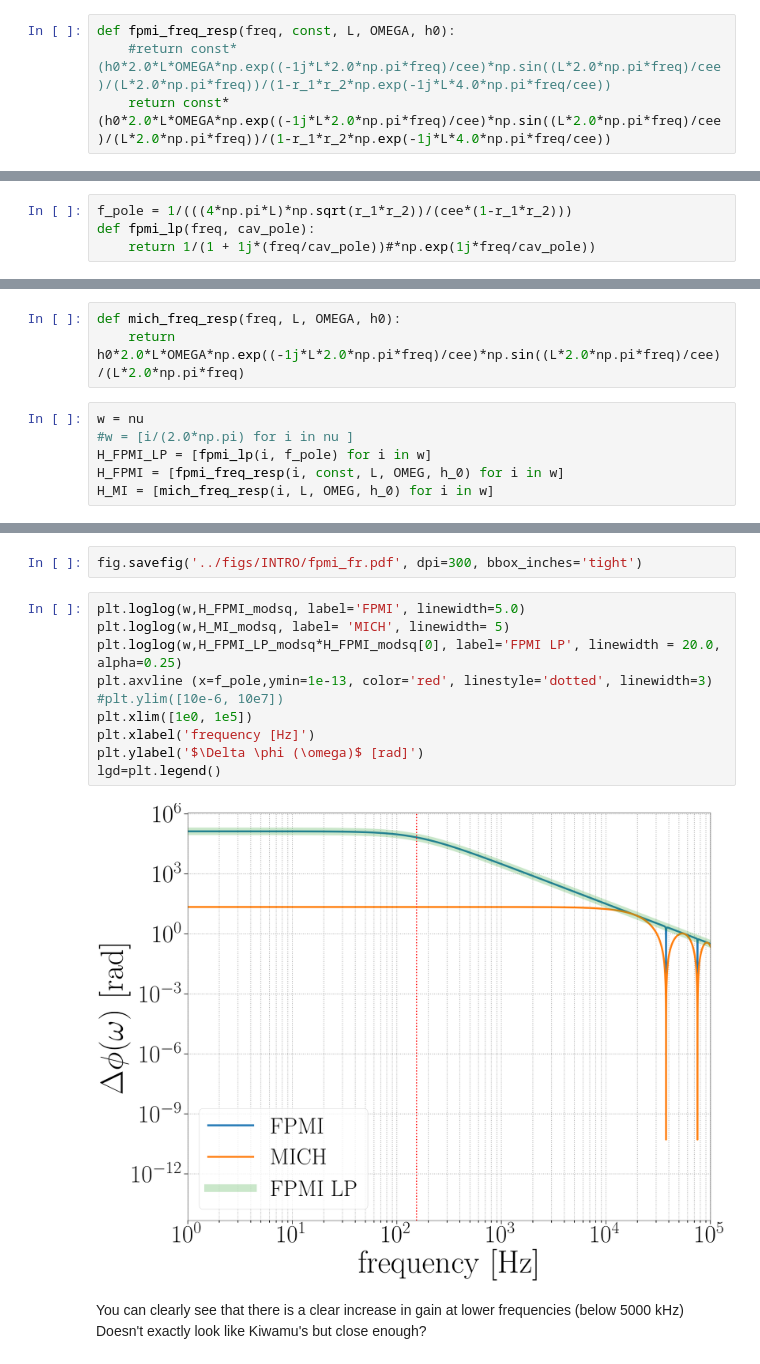
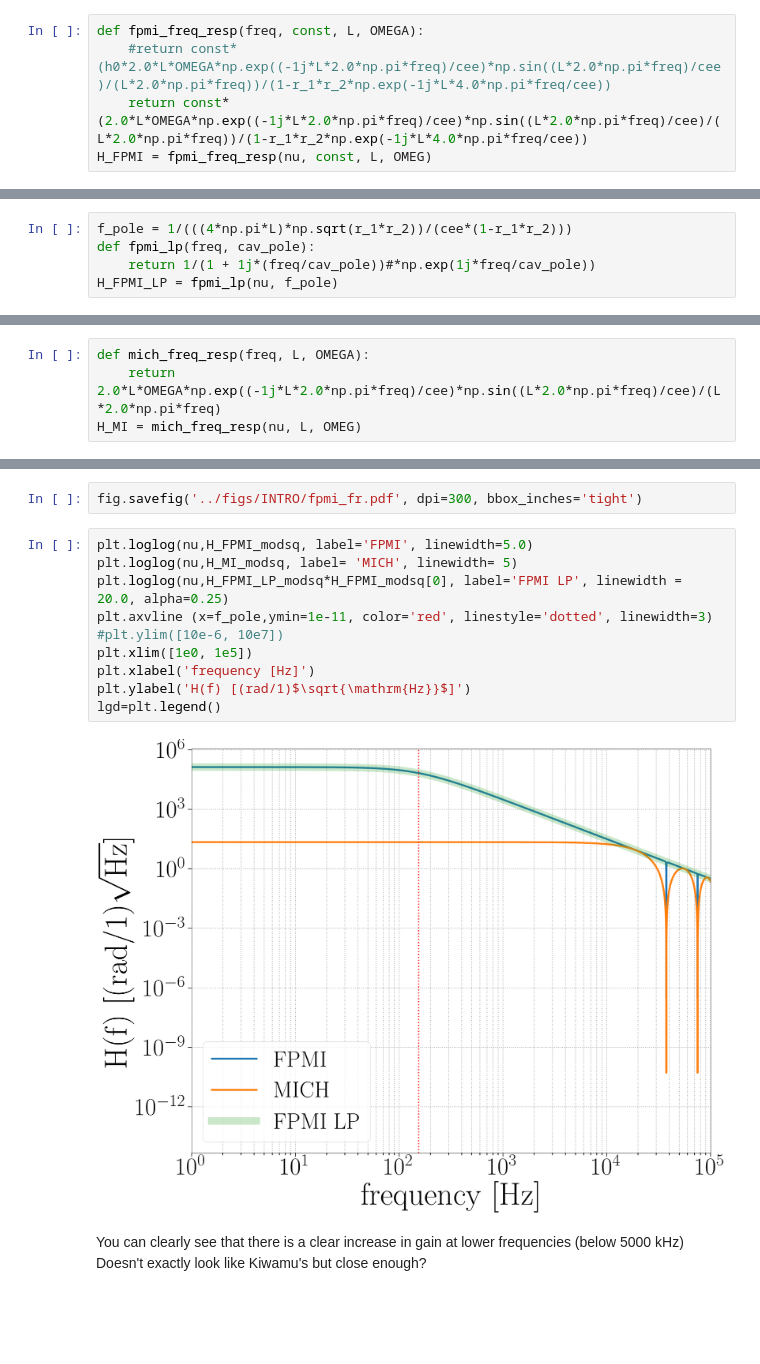
Before and after one commit to dancvan/dissertation, a Jupyter notebook: code/fpmi_fr.ipynb, the cells around one changed output, grey strips where cells are left out. Drawn from its saved outputs; the diff is of its cells as text; blank space fills up the shorter version.

```diff
--- a/code/fpmi_fr.ipynb
+++ b/code/fpmi_fr.ipynb
@@ -142,9 +142,10 @@ Now,
 I will calculate the whole kahuna:
 $$ H_{FPMI}(\omega_g) =  \mathrm{const}\cdot \frac{H_{\mathrm{MI}}(\omega_g, L)}{1-r_1r_2e^{-2i \omega_g L /c }}  $$
 # %%
-def fpmi_freq_resp(freq, const, L, OMEGA, h0):
+def fpmi_freq_resp(freq, const, L, OMEGA):
     #return const*(h0*2.0*L*OMEGA*np.exp((-1j*L*2.0*np.pi*freq)/cee)*np.sin((L*2.0*np.pi*freq)/cee)/(L*2.0*np.pi*freq))/(1-r_1*r_2*np.exp(-1j*L*4.0*np.pi*freq/cee))
-    return const*(h0*2.0*L*OMEGA*np.exp((-1j*L*2.0*np.pi*freq)/cee)*np.sin((L*2.0*np.pi*freq)/cee)/(L*2.0*np.pi*freq))/(1-r_1*r_2*np.exp(-1j*L*4.0*np.pi*freq/cee))
+    return const*(2.0*L*OMEGA*np.exp((-1j*L*2.0*np.pi*freq)/cee)*np.sin((L*2.0*np.pi*freq)/cee)/(L*2.0*np.pi*freq))/(1-r_1*r_2*np.exp(-1j*L*4.0*np.pi*freq/cee))
+H_FPMI = fpmi_freq_resp(nu, const, L, OMEG)
 # %% [markdown]
 We estimate the FP's pole frequency
 $$  1 - r_1 r_2 e^{-2i \omega_g L / c} = 0 $$
@@ -156,18 +157,14 @@ $$ f_\mathrm{pole} = \frac{c}{4 \pi L} \frac{\sqrt{r_1 r_2}}{1- r_1 r_2} $$
 f_pole = 1/(((4*np.pi*L)*np.sqrt(r_1*r_2))/(cee*(1-r_1*r_2)))
 def fpmi_lp(freq, cav_pole):
     return 1/(1 + 1j*(freq/cav_pole))#*np.exp(1j*freq/cav_pole))
+H_FPMI_LP = fpmi_lp(nu, f_pole)
 # %% [markdown]
 Might as well compare it to our Michelson response:
 $$ H_{\mathrm{MI}}(\omega_g) = h_0\frac{2 L \Omega}{c}e^{-i L \omega / c} \frac{\mathrm{sin}(L \omega /c)}{L \omega /c} $$
 # %%
-def mich_freq_resp(freq, L, OMEGA, h0):
-    return h0*2.0*L*OMEGA*np.exp((-1j*L*2.0*np.pi*freq)/cee)*np.sin((L*2.0*np.pi*freq)/cee)/(L*2.0*np.pi*freq)
+def mich_freq_resp(freq, L, OMEGA):
+    return 2.0*L*OMEGA*np.exp((-1j*L*2.0*np.pi*freq)/cee)*np.sin((L*2.0*np.pi*freq)/cee)/(L*2.0*np.pi*freq)
+H_MI = mich_freq_resp(nu, L, OMEG)
-# %%
-w = nu
-#w = [i/(2.0*np.pi) for i in nu ]
-H_FPMI_LP = [fpmi_lp(i, f_pole) for i in w]
-H_FPMI = [fpmi_freq_resp(i, const, L, OMEG, h_0) for i in w]
-H_MI = [mich_freq_resp(i, L, OMEG, h_0) for i in w]
 # %%
 H_FPMI_modsq = np.real(H_FPMI)**2 + np.imag(H_FPMI)**2
 H_MI_modsq = np.real(H_MI)**2 + np.imag(H_MI)**2
@@ -193,17 +190,17 @@ Text(0, 0.5, '$\\phi (\\omega)$ [deg]')
 # %%
 fig.savefig('../figs/INTRO/fpmi_fr.pdf', dpi=300, bbox_inches='tight')
 # %%
-plt.loglog(w,H_FPMI_modsq, label='FPMI', linewidth=5.0)
-plt.loglog(w,H_MI_modsq, label= 'MICH', linewidth= 5)
-plt.loglog(w,H_FPMI_LP_modsq*H_FPMI_modsq[0], label='FPMI LP', linewidth = 20.0, alpha=0.25)
-plt.axvline (x=f_pole,ymin=1e-13, color='red', linestyle='dotted', linewidth=3)
+plt.loglog(nu,H_FPMI_modsq, label='FPMI', linewidth=5.0)
+plt.loglog(nu,H_MI_modsq, label= 'MICH', linewidth= 5)
+plt.loglog(nu,H_FPMI_LP_modsq*H_FPMI_modsq[0], label='FPMI LP', linewidth = 20.0, alpha=0.25)
+plt.axvline (x=f_pole,ymin=1e-11, color='red', linestyle='dotted', linewidth=3)
 #plt.ylim([10e-6, 10e7])
 plt.xlim([1e0, 1e5])
 plt.xlabel('frequency [Hz]')
-plt.ylabel('$\Delta \phi (\omega)$ [rad]')
+plt.ylabel('H(f) [(rad/1)$\sqrt{\mathrm{Hz}}$]')
 lgd=plt.legend()
 # %% [output]
-[figure, old version]
+[figure, new version]
 # %% [markdown]
 You can clearly see that there is a clear increase in gain at lower frequencies (below 5000 kHz)
 Doesn't exactly look like Kiwamu's but close enough?
```
Also changed, not shown: parts of 2 cells of this notebook, 7 other files.
